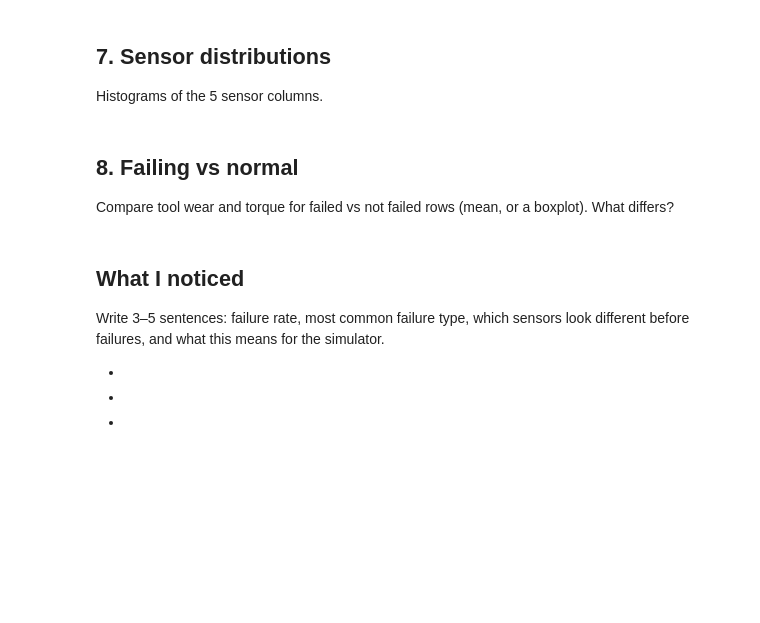
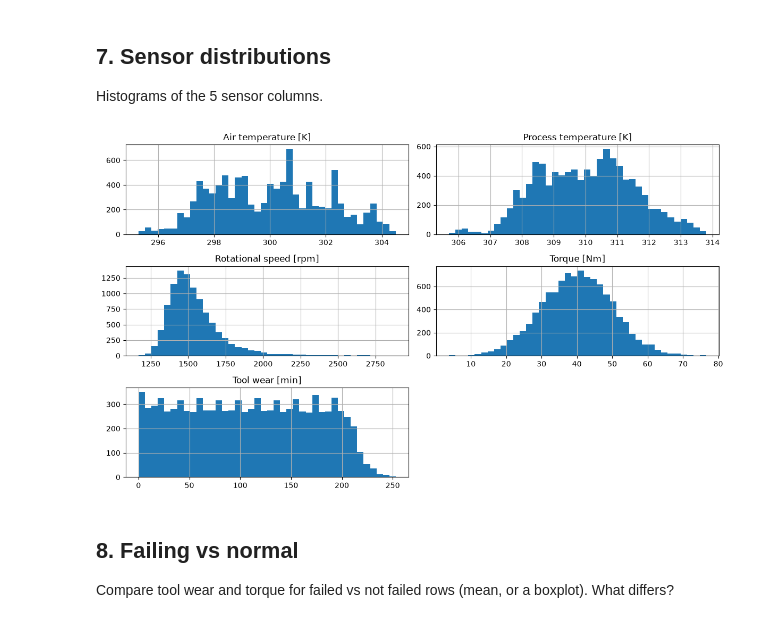
Before and after one commit to sahil-ladola/mini-smart-factory, a Jupyter notebook: p1_pipeline/notebooks/01_eda.ipynb, the cells around one changed output. Drawn from its saved outputs; the diff is of its cells as text; code cells hidden in the pictures; blank space fills up the shorter version.

```diff
--- a/p1_pipeline/notebooks/01_eda.ipynb
+++ b/p1_pipeline/notebooks/01_eda.ipynb
@@ -48,3 +144,13 @@ Histograms of the 5 sensor columns.
+# %%
+# your code
+sensors = ["Air temperature [K]", "Process temperature [K]",
+           "Rotational speed [rpm]", "Torque [Nm]", "Tool wear [min]"]
+
+df[sensors].hist(bins=40, figsize=(12, 7))
+plt.tight_layout()
+plt.show()
+# %% [output]
+[figure, added]
 # %% [markdown]
 ## 8. Failing vs normal
 Compare tool wear and torque for failed vs not failed rows (mean, or a boxplot). What differs?
@@ -53,7 +156,0 @@ Compare tool wear and torque for failed vs not failed rows (mean, or a boxplot).
-# %% [markdown]
-## What I noticed
-Write 3–5 sentences: failure rate, most common failure type, which sensors look different before failures, and what this means for the simulator.
-
--
--
--
```
Also changed, not shown: parts of 16 cells of this notebook, 1 other file.
